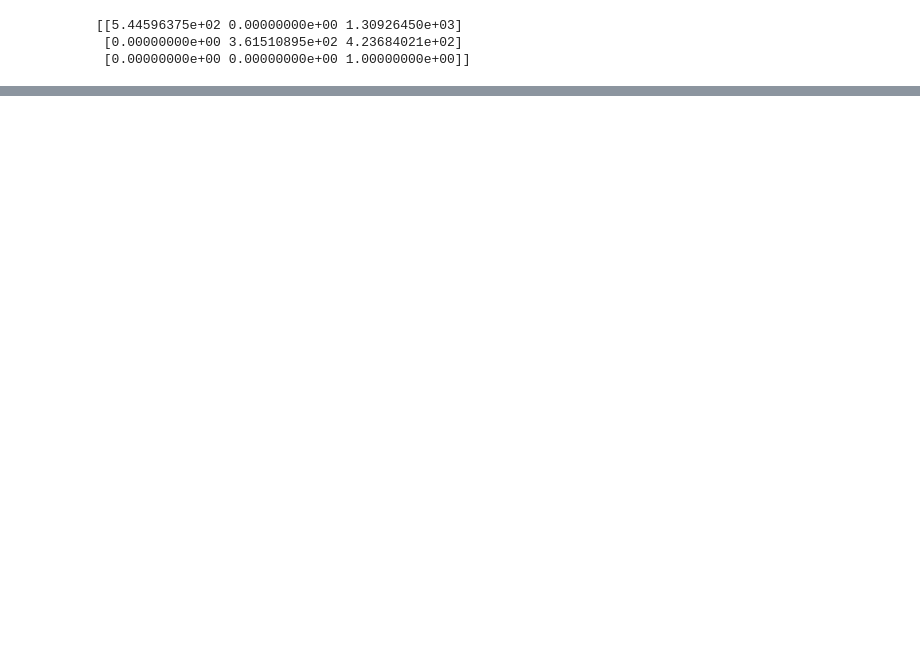
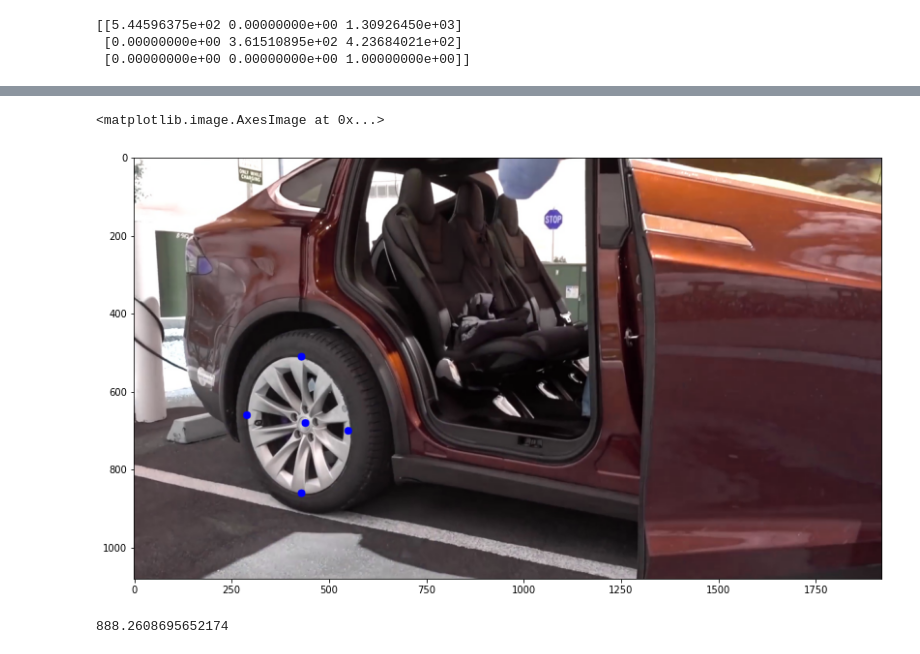
Before and after one commit to markbreen95/comp_09011_group, a Jupyter notebook: Camera Calibration.ipynb, the cells around one changed output, grey strips where cells are left out. Drawn from its saved outputs; the diff is of its cells as text; code cells hidden in the pictures; blank space fills up the shorter version.

```diff
--- a/Camera Calibration.ipynb
+++ b/Camera Calibration.ipynb
@@ -87,3 +118,24 @@ plt.imshow(img)
 # %%
 mac_width = 304.1
 mac_depth = 212.24
+# %%
+image = cv2.imread('images/specific_clips/wheel/frame96.jpg')
+# %%
+rw_points = {
+    'left': (290, 660),
+    'right': (550, 700),
+    'centre': (440, 680),
+    'up': (430, 510),
+    'down': (430, 860)
+}
+
+img = image.copy()
+
+for key in rw_points.keys():
+    img = cv2.circle(img, rw_points[key], radius=10, color=(0, 0, 255), thickness=-1)
+
+plt.figure(figsize=(15, 8))
+plt.imshow(img)
+# %% [output]
+<matplotlib.image.AxesImage at 0x...>
+[figure, added]
@@ -89,0 +146,4 @@ mac_depth = 212.24
+# %%
+t2_roof_dist
+# %% [output]
+888.2608695652174
```
Also changed, not shown: parts of 10 cells of this notebook.
